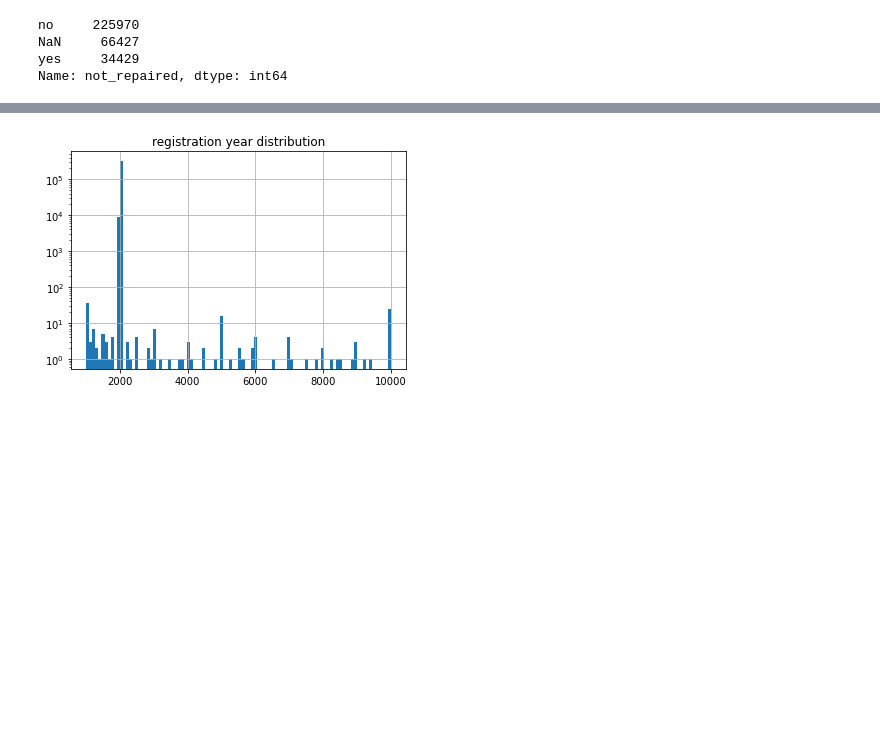
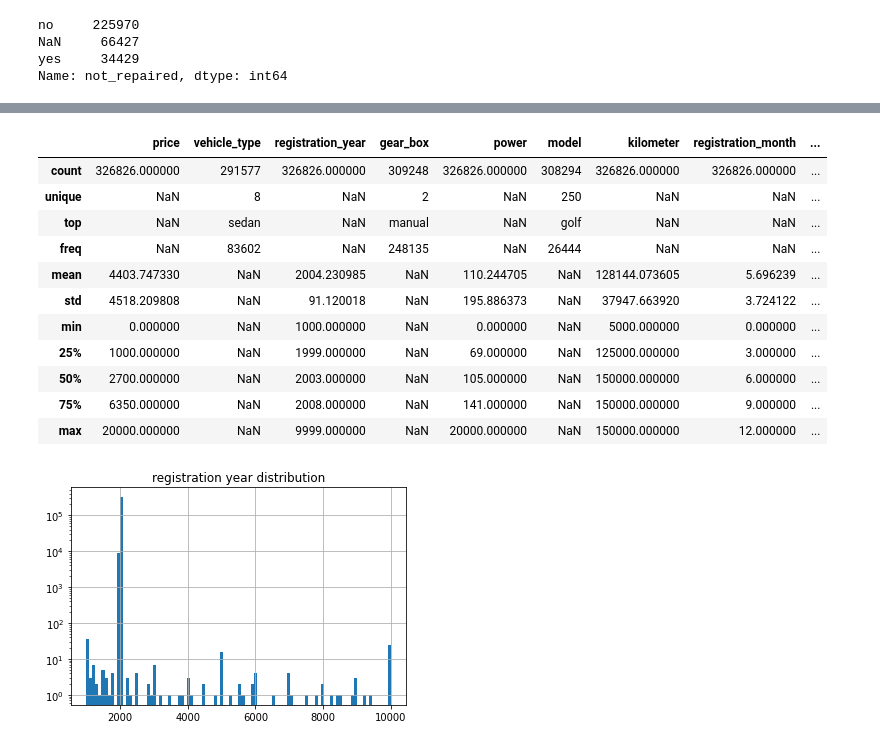
Before and after one commit to acetat/projects_yandex, a Jupyter notebook: project-autos/project-autos.ipynb, the cells around one changed output, grey strips where cells are left out. Drawn from its saved outputs; the diff is of its cells as text; code cells hidden in the pictures; blank space fills up the shorter version.

```diff
--- a/project-autos/project-autos.ipynb
+++ b/project-autos/project-autos.ipynb
@@ -146,3 +146,18 @@ df.describe()
+# %%
+df.describe(include='all')
+# %% [output]
+|  | price | vehicle_type | registration_year | gear_box | power | model | kilometer | registration_month | ... |
+| count | 326826.000000 | 291577 | 326826.000000 | 309248 | 326826.000000 | 308294 | 326826.000000 | 326826.000000 | ... |
+| unique | NaN | 8 | NaN | 2 | NaN | 250 | NaN | NaN | ... |
+| top | NaN | sedan | NaN | manual | NaN | golf | NaN | NaN | ... |
+| freq | NaN | 83602 | NaN | 248135 | NaN | 26444 | NaN | NaN | ... |
+| mean | 4403.747330 | NaN | 2004.230985 | NaN | 110.244705 | NaN | 128144.073605 | 5.696239 | ... |
+| std | 4518.209808 | NaN | 91.120018 | NaN | 195.886373 | NaN | 37947.663920 | 3.724122 | ... |
+| min | 0.000000 | NaN | 1000.000000 | NaN | 0.000000 | NaN | 5000.000000 | 0.000000 | ... |
+| 25% | 1000.000000 | NaN | 1999.000000 | NaN | 69.000000 | NaN | 125000.000000 | 3.000000 | ... |
+| 50% | 2700.000000 | NaN | 2003.000000 | NaN | 105.000000 | NaN | 150000.000000 | 6.000000 | ... |
+| 75% | 6350.000000 | NaN | 2008.000000 | NaN | 141.000000 | NaN | 150000.000000 | 9.000000 | ... |
+| max | 20000.000000 | NaN | 9999.000000 | NaN | 20000.000000 | NaN | 150000.000000 | 12.000000 | ... |
 # %%
 df['registration_year'].hist(bins=100, log=True)
 plt.title('registration year distribution')
```
Also changed, not shown: parts of 37 cells of this notebook, 1 other file.
